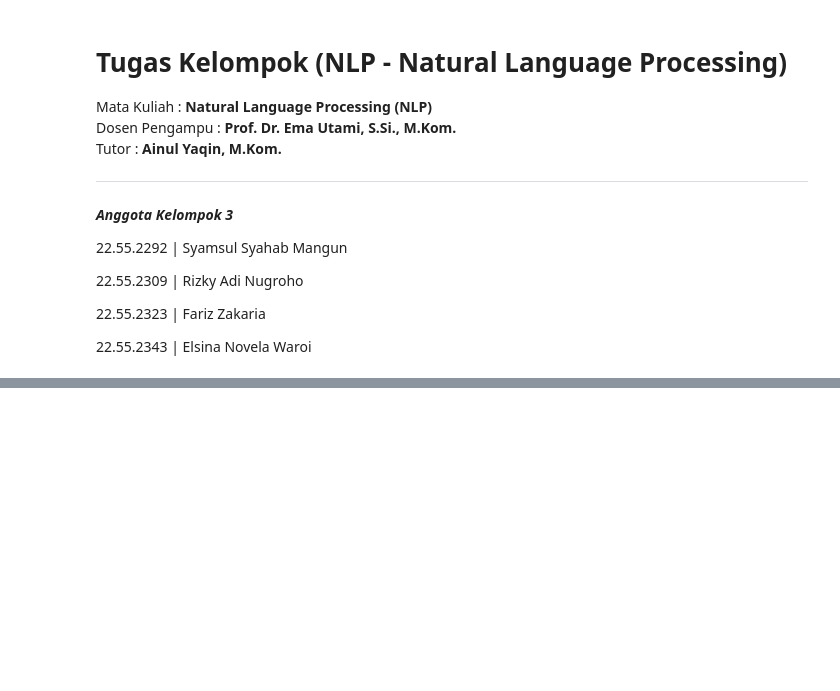
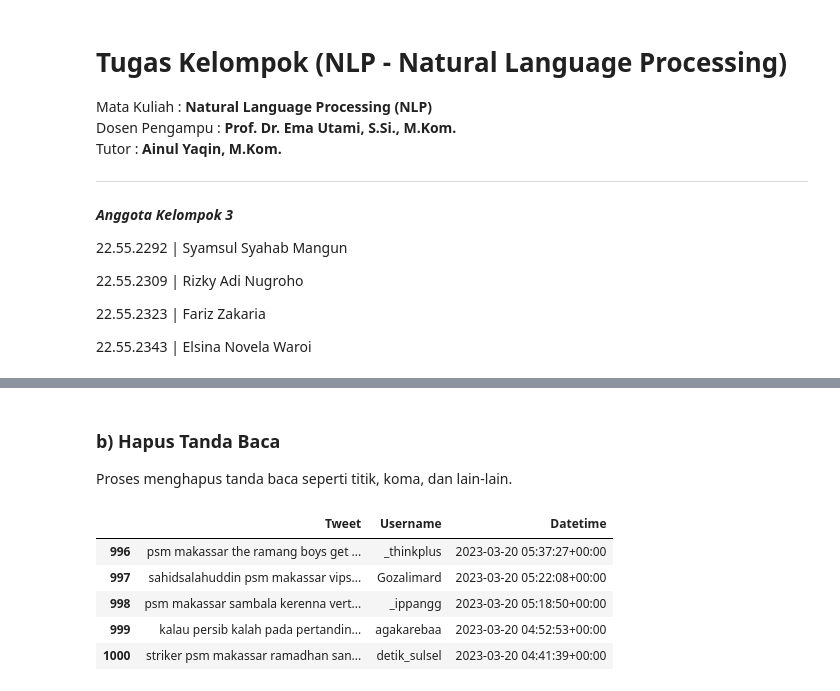
Before and after one commit to 11SyamSM/amikom, a Jupyter notebook: NLP_Kelompok3.ipynb, the cells around one changed output, grey strips where cells are left out. Cells and saved outputs as stored; diff of their text form; code cells hidden in the pictures; blank space fills up the shorter version.

```diff
--- a/NLP_Kelompok3.ipynb
+++ b/NLP_Kelompok3.ipynb
@@ -89,8 +38,8 @@ import pandas as pd
 search_words = "psm makassar"
 
 # Menentukan tanggal awal dan akhir pencarian
-since_date = "2022-03-01"
-until_date = "2022-03-31"
+since_date = "2023-03-01"
+until_date = "2023-03-31"
 
 # Membuat query untuk pencarian tweet
 query = f'{search_words} since:{since_date} until:{until_date}'
@@ -102,10 +51,10 @@ tweets_list = []
 for i, tweet in enumerate(sntwitter.TwitterSearchScraper(query).get_items()):
     if i > 1000:  # Batasan jumlah tweet yang diambil
         break
-    tweets_list.append([tweet.date, tweet.id, tweet.content, tweet.user.username])
+    tweets_list.append([tweet.rawContent, tweet.user.username, tweet.date])
 
 # Membuat dataframe dari list tweet
-tweets_df = pd.DataFrame(tweets_list, columns=['Datetime', 'Tweet Id', 'Text', 'Username'])
+df_sns = pd.DataFrame(tweets_list, columns=['Tweet', 'Username', 'Datetime'])
 
-# Menyimpan dataframe ke dalam file CSV
-tweets_df.to_csv('tweets.csv', index=False)
+# Menampilkan data tweet dalam Dataframe (5 data terakhir)
+df_sns.tail()
@@ -111,0 +86,27 @@ tweets_df.to_csv('tweets.csv', index=False)
+# %% [markdown]
+### b) Hapus Tanda Baca
+
+Proses menghapus tanda baca seperti titik, koma, dan lain-lain.
+# %%
+import numpy as np
+
+# Looping semua Tweet
+new_tweet = []
+for i in df_sns['Tweet']:
+  # Hapus tanda baca menggunakan fungsi
+  symbols = "!\"#$%&()*+-./:;<=>?@[\]^_`’'…{|}~\n"
+  for j in range(len(symbols)):
+      i = np.char.replace(i, symbols[j], ' ')
+      i = np.char.replace(i, "  ", " ")
+  i = np.char.replace(i, ',', '')
+  new_tweet.append(i)
+
+df_sns['Tweet'] = new_tweet
+df_sns.tail()
+# %% [output]
+|  | Tweet | Username | Datetime |
+| 996 | psm makassar the ramang boys get ... | _thinkplus | 2023-03-20 05:37:27+00:00 |
+| 997 | sahidsalahuddin psm makassar vips... | Gozalimard | 2023-03-20 05:22:08+00:00 |
+| 998 | psm makassar sambala kerenna vert... | _ippangg | 2023-03-20 05:18:50+00:00 |
+| 999 | kalau persib kalah pada pertandin... | agakarebaa | 2023-03-20 04:52:53+00:00 |
+| 1000 | striker psm makassar ramadhan san... | detik_sulsel | 2023-03-20 04:41:39+00:00 |
```
Also changed, not shown: parts of 47 cells of this notebook.
